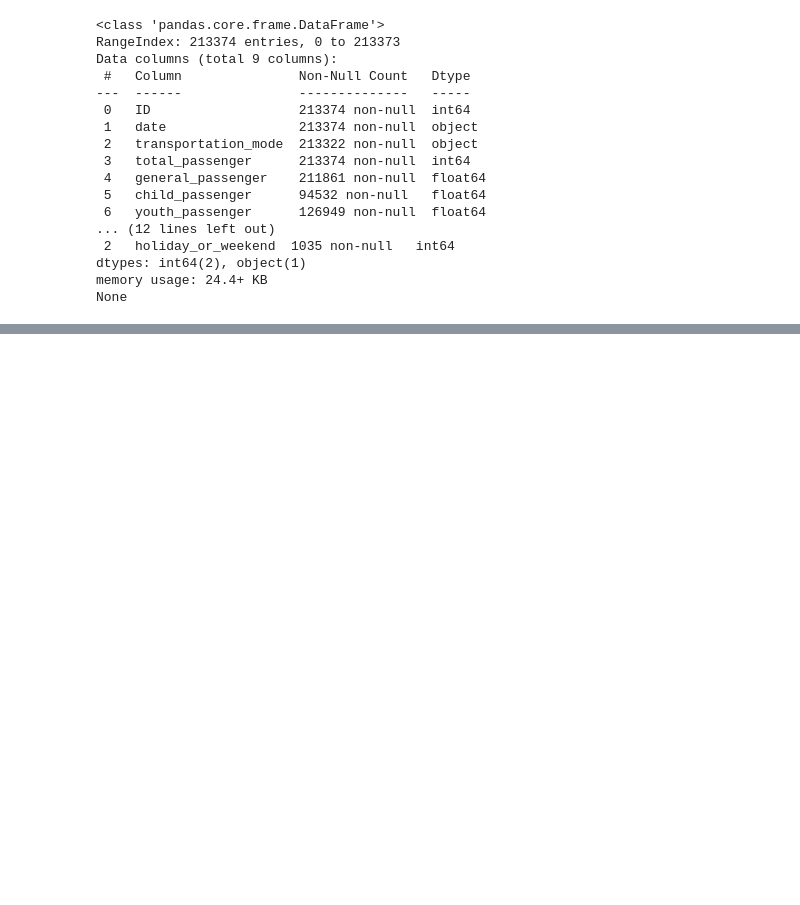
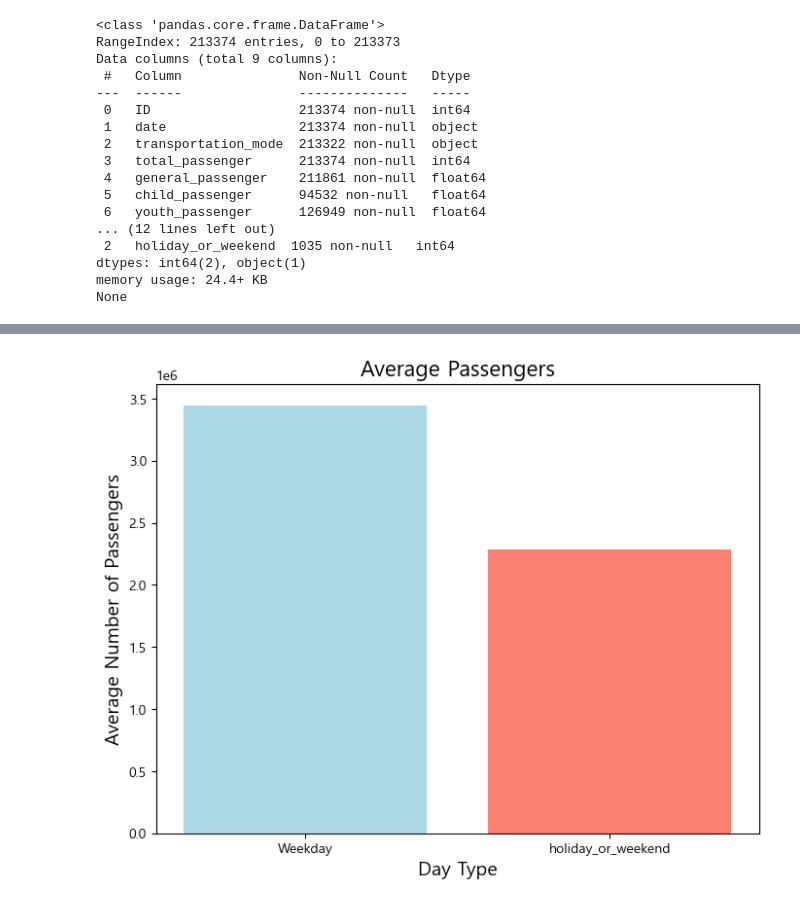
Before and after one commit to mini-project-y/1st_mini_project, a Jupyter notebook: Mook/pjt_01.ipynb, the cells around one changed output, grey strips where cells are left out. Cells and saved outputs as stored; diff of their text form; code cells hidden in the pictures; blank space fills up the shorter version.

```diff
--- a/Mook/pjt_01.ipynb
+++ b/Mook/pjt_01.ipynb
@@ -50,0 +64,2 @@ train_merged = train_merged.drop(columns=['ID_y'])
+# %%
+transportation_merged = pd.merge(transportation_df, df_date, on = 'date', how = 'inner')
@@ -50,0 +100,2 @@ train_merged = train_merged.drop(columns=['ID_y'])
+# %%
+transportation_merged.set_index('date', inplace=True)
@@ -50,0 +185,13 @@ train_merged = train_merged.drop(columns=['ID_y'])
+# %%
+avg_summary = transportation_merged.groupby('holiday_or_weekend')['total_passenger'].mean().reset_index()
+avg_summary['holiday_or_weekend'] = avg_summary['holiday_or_weekend'].map({0: 'Weekday', 1: 'holiday_or_weekend'})
+# %%
+plt.figure(figsize=(8, 6))
+plt.bar(avg_summary['holiday_or_weekend'], avg_summary['total_passenger'], color=['lightblue', 'salmon'])
+
+plt.title('Average Passengers', fontsize=16)
+plt.xlabel('Day Type', fontsize=14)
+plt.ylabel('Average Number of Passengers', fontsize=14)
+plt.show()
+# %% [output]
+[figure, added]
```
Also changed, not shown: parts of 22 cells of this notebook, 1 other file.
